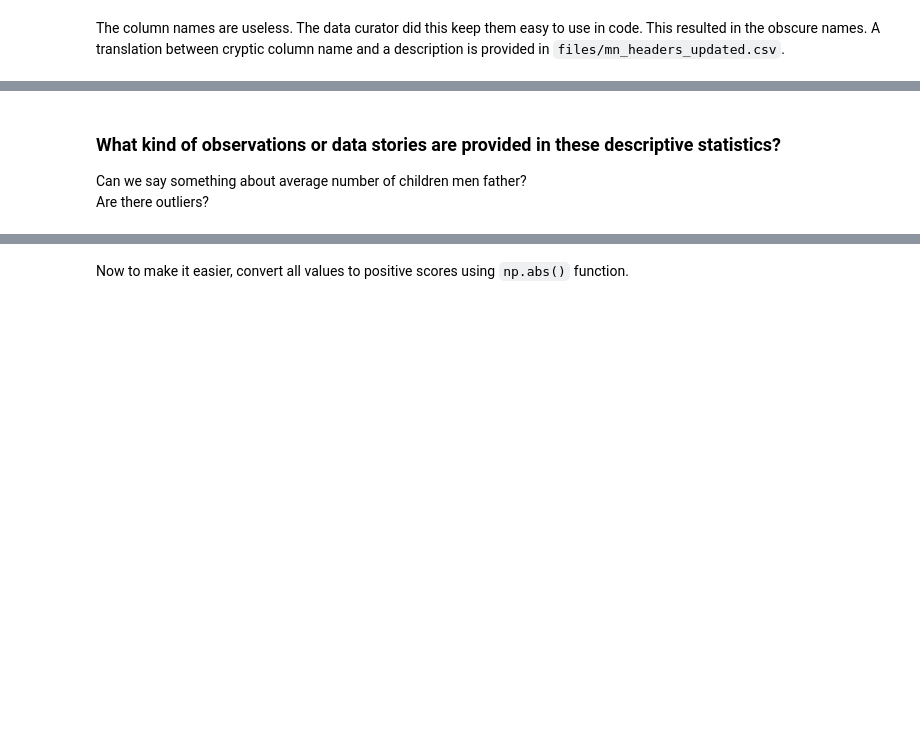
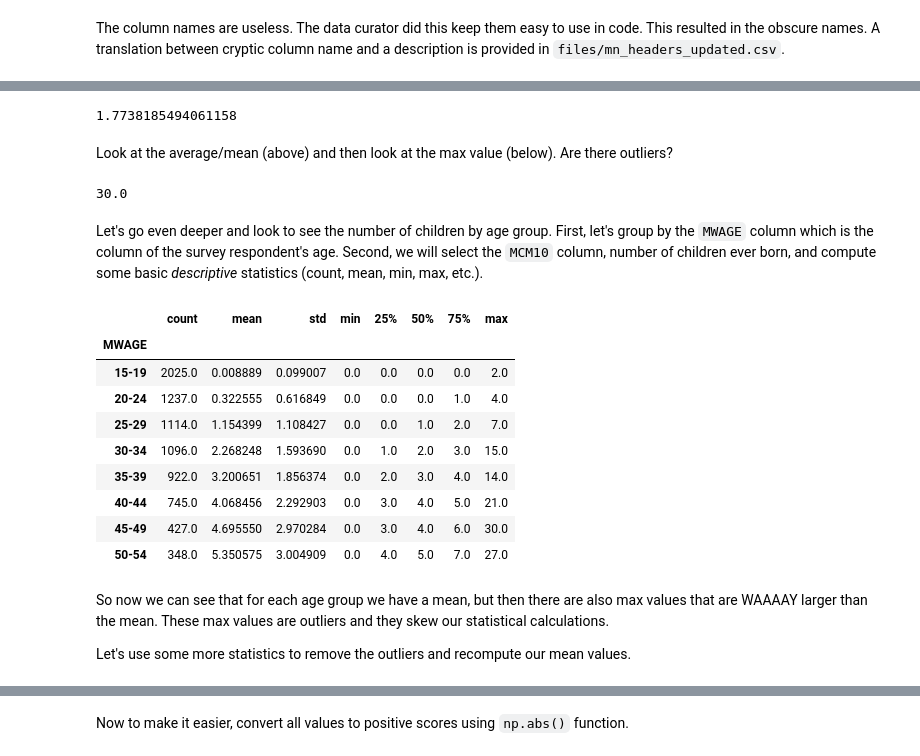
Before and after one commit to pitt-sci-lis-2030/week-14-data-analysis, a Jupyter notebook: Lecture 14.ipynb, the cells around one changed output, grey strips where cells are left out. Saved outputs shown, nothing was run; the diff lists cells and outputs as text; code cells hidden in the pictures; blank space fills up the shorter version.

```diff
--- a/Lecture 14.ipynb
+++ b/Lecture 14.ipynb
@@ -46,8 +70,28 @@ Let's dig in to the data. First, let's group by the `MWAGE` column which is the
+# %%
+# Compute the average for the MCM10 column
+df_mn['MCM10'].mean()
+# %% [output]
+1.7738185494061158
+# %% [markdown]
+Look at the average/mean (above) and then look at the max value (below). Are there outliers?
+# %%
+# These max values are really large, perhaps we have some outliers?
+df_mn['MCM10'].max()
+# %% [output]
+30.0
+# %% [markdown]
+Let's go even deeper and look to see the number of children by age group. First, let's group by the `MWAGE` column which is the column of the survey respondent's age. Second, we will select the `MCM10` column, number of children ever born, and compute some basic *descriptive* statistics (count, mean, min, max, etc.).
 # %%
 # let's generate some simple statistics
-df_mn.groupby(df_mn['MWAGE'])['MCM10'].describe()
+df_mn.groupby('MWAGE')['MCM10'].describe()
+# %% [output]
+|  | count | mean | std | min | 25% | 50% | 75% | max |
+| MWAGE |  |  |  |  |  |  |  |  |
+| 15-19 | 2025.0 | 0.008889 | 0.099007 | 0.0 | 0.0 | 0.0 | 0.0 | 2.0 |
+| 20-24 | 1237.0 | 0.322555 | 0.616849 | 0.0 | 0.0 | 0.0 | 1.0 | 4.0 |
+| 25-29 | 1114.0 | 1.154399 | 1.108427 | 0.0 | 0.0 | 1.0 | 2.0 | 7.0 |
+| 30-34 | 1096.0 | 2.268248 | 1.593690 | 0.0 | 1.0 | 2.0 | 3.0 | 15.0 |
+| 35-39 | 922.0 | 3.200651 | 1.856374 | 0.0 | 2.0 | 3.0 | 4.0 | 14.0 |
+| 40-44 | 745.0 | 4.068456 | 2.292903 | 0.0 | 3.0 | 4.0 | 5.0 | 21.0 |
+| 45-49 | 427.0 | 4.695550 | 2.970284 | 0.0 | 3.0 | 4.0 | 6.0 | 30.0 |
+| 50-54 | 348.0 | 5.350575 | 3.004909 | 0.0 | 4.0 | 5.0 | 7.0 | 27.0 |
-# %% [markdown]
-### What kind of observations or data stories are provided in these descriptive statistics?
-
-Can we say something about average number of children men father?
-Are there outliers?
@@ -57,3 +98,7 @@ df_mn['MCM10'].describe()
+# %% [markdown]
+So now we can see that for each age group we have a mean, but then there are also max values that are WAAAAY larger than the mean. These max values are outliers and they skew our statistical calculations.
+
+Let's use some more statistics to remove the outliers and recompute our mean values.
 # %% [markdown]
 ## Central Limit Theorem
 
```
Also changed, not shown: parts of 95 cells of this notebook, 1 other file.
